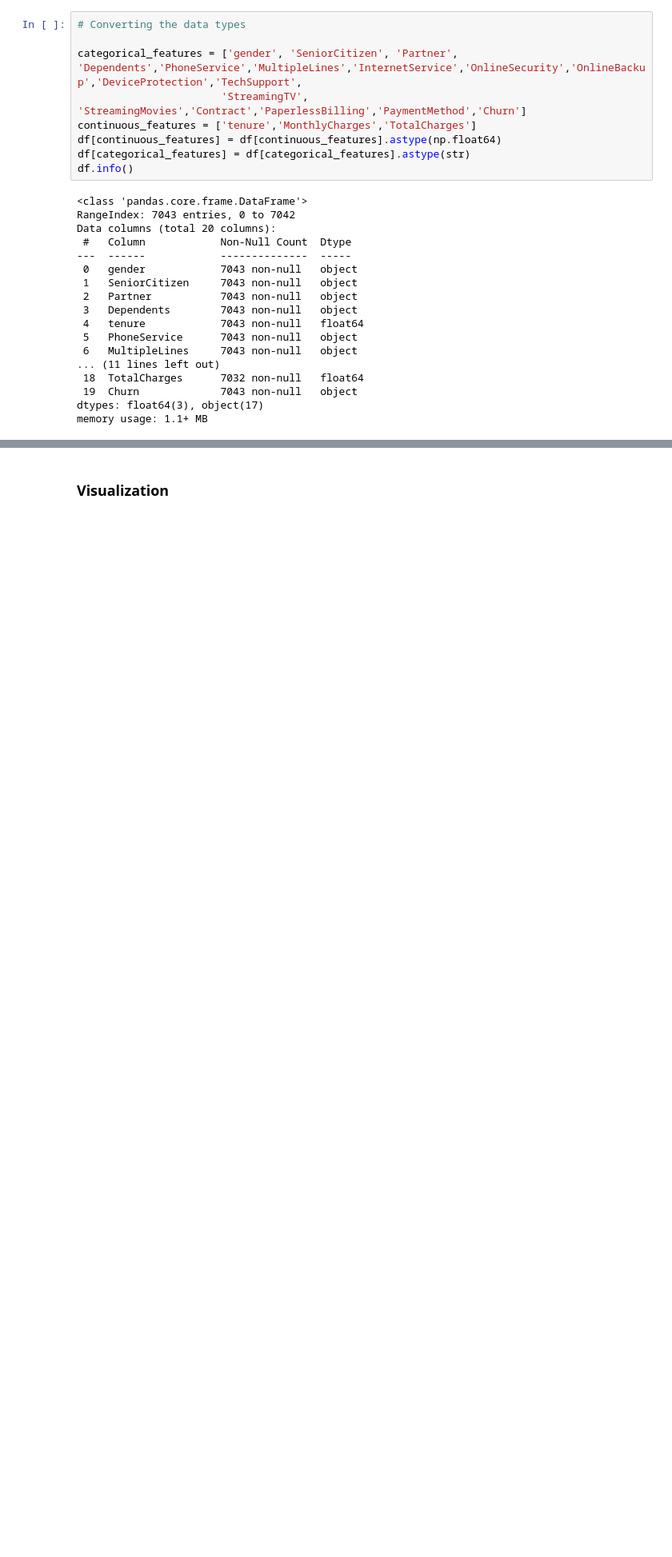
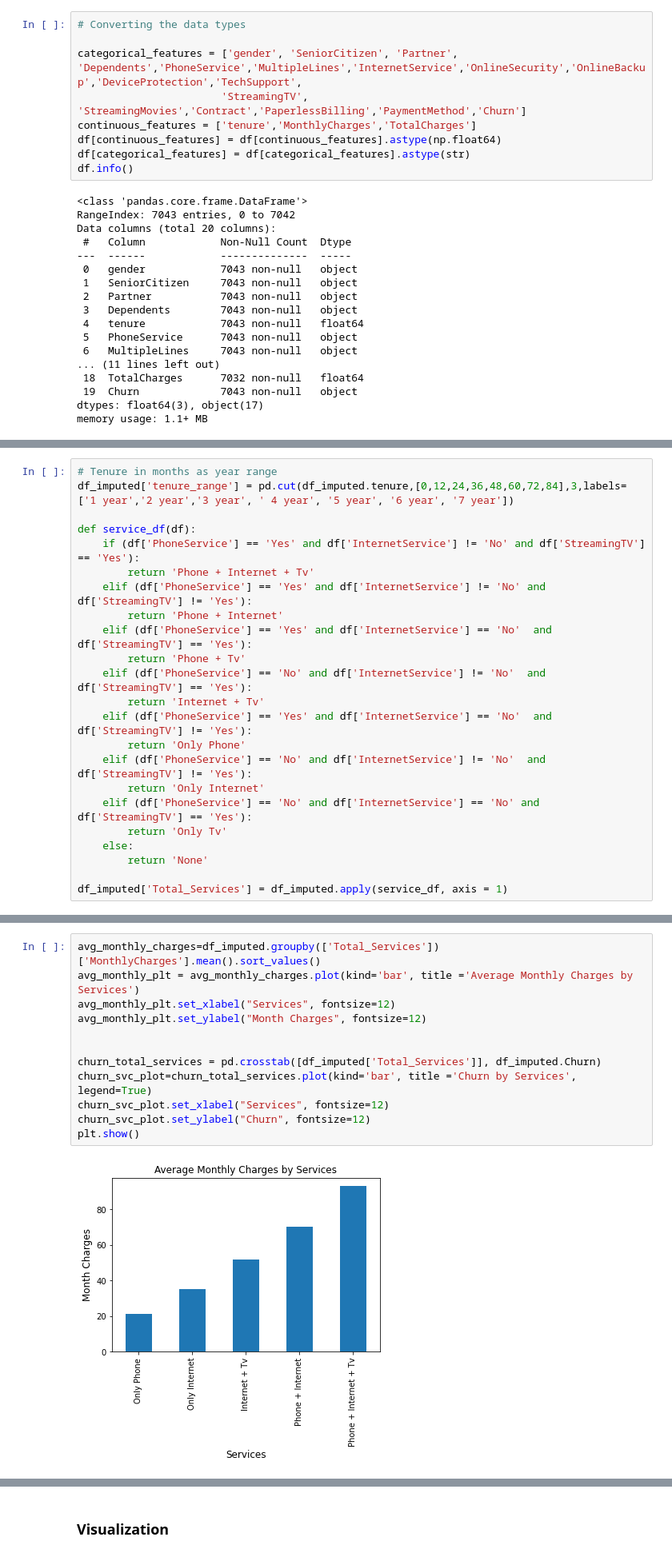
Before and after one commit to lijjumathew/MSDS-Machine-Learning-1-Project, a Jupyter notebook: Code/telecom_churn_analysis_lm.ipynb, the cells around one changed output, grey strips where cells are left out. Shown: that part at 80% size. Drawn from its saved outputs; the diff is of its cells as text; blank space fills up the shorter version.

```diff
--- a/Code/telecom_churn_analysis_lm.ipynb
+++ b/Code/telecom_churn_analysis_lm.ipynb
@@ -124,0 +122,23 @@ df_imputed['tenure_range'] = pd.cut(df_imputed.tenure,[0,12,24,36,48,60,72,84],3
+# %%
+# Tenure in months as year range
+df_imputed['tenure_range'] = pd.cut(df_imputed.tenure,[0,12,24,36,48,60,72,84],3,labels=['1 year','2 year','3 year', ' 4 year', '5 year', '6 year', '7 year'])
+
+def service_df(df):
+    if (df['PhoneService'] == 'Yes' and df['InternetService'] != 'No' and df['StreamingTV'] == 'Yes'):
+        return 'Phone + Internet + Tv'
+    elif (df['PhoneService'] == 'Yes' and df['InternetService'] != 'No' and df['StreamingTV'] != 'Yes'):
+        return 'Phone + Internet'
+    elif (df['PhoneService'] == 'Yes' and df['InternetService'] == 'No'  and df['StreamingTV'] == 'Yes'):
+        return 'Phone + Tv'
+    elif (df['PhoneService'] == 'No' and df['InternetService'] != 'No'  and df['StreamingTV'] == 'Yes'):
+        return 'Internet + Tv'
+    elif (df['PhoneService'] == 'Yes' and df['InternetService'] == 'No'  and df['StreamingTV'] != 'Yes'):
+        return 'Only Phone'
+    elif (df['PhoneService'] == 'No' and df['InternetService'] != 'No'  and df['StreamingTV'] != 'Yes'):
+        return 'Only Internet'
+    elif (df['PhoneService'] == 'No' and df['InternetService'] == 'No' and df['StreamingTV'] == 'Yes'):
+        return 'Only Tv'
+    else:
+        return 'None'
+
+df_imputed['Total_Services'] = df_imputed.apply(service_df, axis = 1)
@@ -124,0 +153,14 @@ df_imputed['tenure_range'] = pd.cut(df_imputed.tenure,[0,12,24,36,48,60,72,84],3
+# %%
+avg_monthly_charges=df_imputed.groupby(['Total_Services'])['MonthlyCharges'].mean().sort_values()
+avg_monthly_plt = avg_monthly_charges.plot(kind='bar', title ='Average Monthly Charges by Services')
+avg_monthly_plt.set_xlabel("Services", fontsize=12)
+avg_monthly_plt.set_ylabel("Month Charges", fontsize=12)
+
+
+churn_total_services = pd.crosstab([df_imputed['Total_Services']], df_imputed.Churn)
+churn_svc_plot=churn_total_services.plot(kind='bar', title ='Churn by Services', legend=True)
+churn_svc_plot.set_xlabel("Services", fontsize=12)
+churn_svc_plot.set_ylabel("Churn", fontsize=12)
+plt.show()
+# %% [output]
+[figure, added]
```
Also changed, not shown: parts of 4 cells of this notebook.
